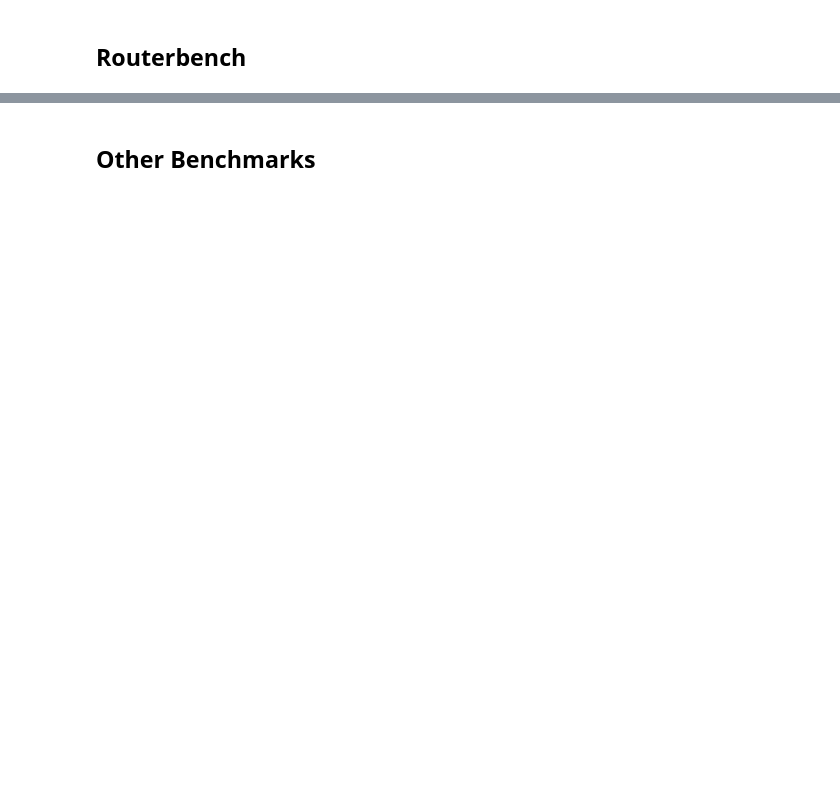
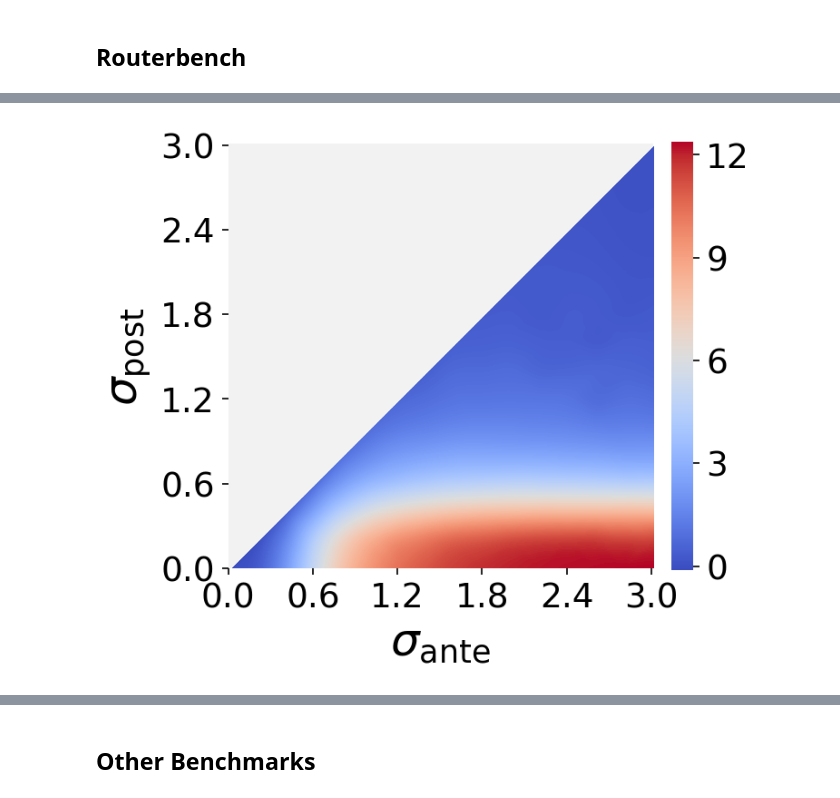
Before and after one commit to eth-sri/cascade-routing, a Jupyter notebook: notebooks/postprocess.ipynb, the cells around one changed output, grey strips where cells are left out. Saved outputs shown, nothing was run; the diff lists cells and outputs as text; code cells hidden in the pictures; blank space fills up the shorter version.

```diff
--- a/notebooks/postprocess.ipynb
+++ b/notebooks/postprocess.ipynb
@@ -191,0 +171,29 @@ sns.lineplot(
+# %%
+models = "0,9,4,3,5"
+strategy = "low"
+diff_sigma = 0.2
+min_sigma, max_sigma = 0, 3.0
+base_path = '../data/results/routerbench/'
+
+results_diff_routing = []
+results_diff_cascading = []
+results_diff_cascading_ours = []
+results_linear = []
+results_cascade_routing = []
+for sigma_before in tqdm(np.arange(min_sigma, max_sigma + diff_sigma / 2, diff_sigma)):
+    for sigma_after in tqdm(np.arange(min_sigma, sigma_before + diff_sigma / 2, diff_sigma)):
+        filename = f"0,9,4,3,5_low_0shot_{round(sigma_before, 1)},{round(sigma_after, 1)},0.0002,5e-05_False.json"
+        results = json.load(open(base_path + filename, 'r'))
+        results_diff_routing.append((sigma_before, sigma_after, results['aucs_router']['auc']))
+        results_diff_cascading_ours.append((sigma_before, sigma_after, results['aucs_cascade_ours']['auc']))
+        results_diff_cascading.append((sigma_before, sigma_after, results['aucs_cascade']['auc']))
+        results_linear.append((sigma_before, sigma_after, results['aucs_baseline']['auc']))
+        results_cascade_routing.append((sigma_before, sigma_after, results['aucs']['auc']))
+# %%
+results = {
+    'routing': results_diff_routing,
+    'cascading': results_diff_cascading,
+    'cascading_ours': results_diff_cascading_ours,
+    'linear': results_linear,
+    'cascade_routing': results_cascade_routing
+}
@@ -191,0 +268,4 @@ sns.lineplot(
+# %%
+generate_plot("routing")
+# %% [output]
+[figure, added]
```
Also changed, not shown: parts of 27 cells of this notebook, 41 other files.
